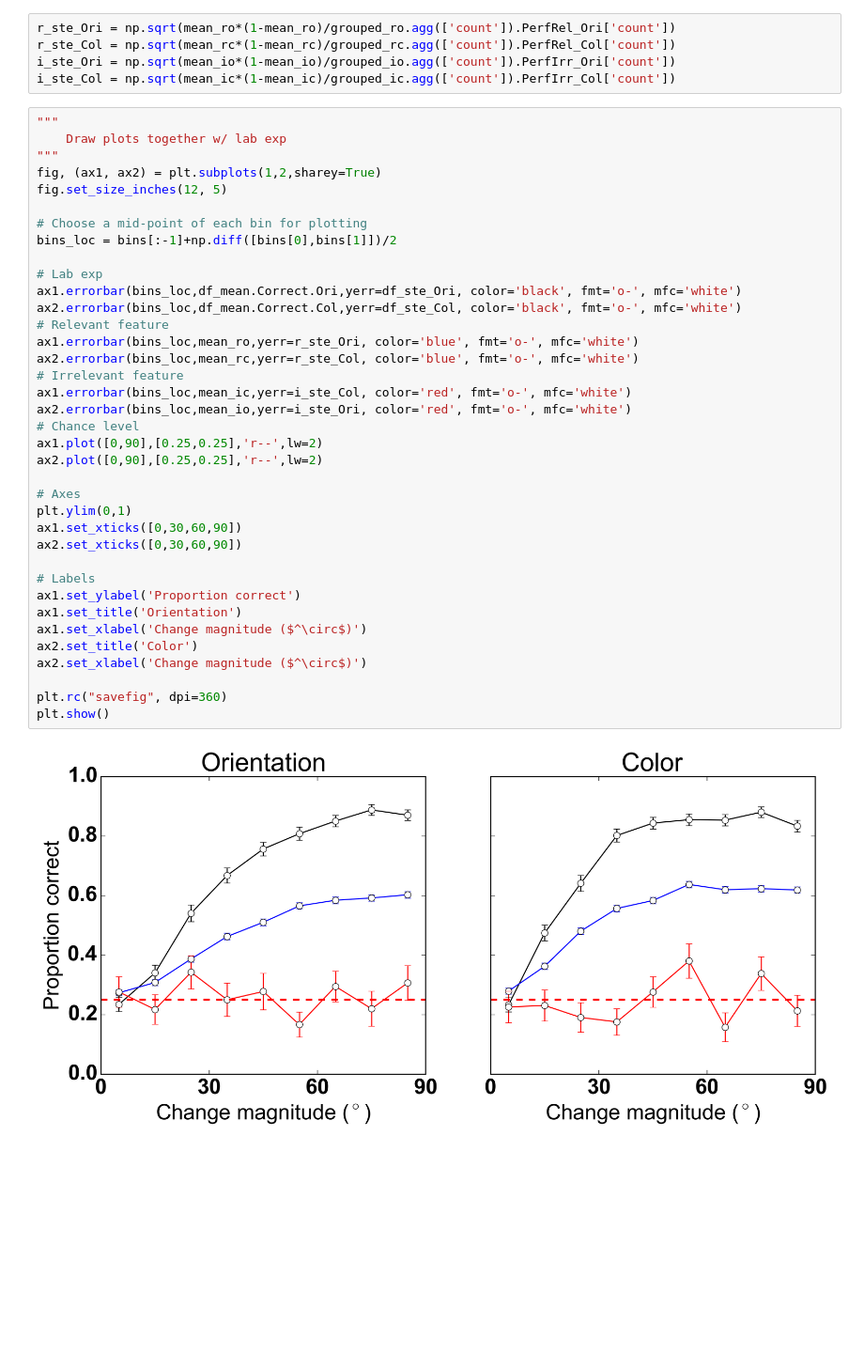
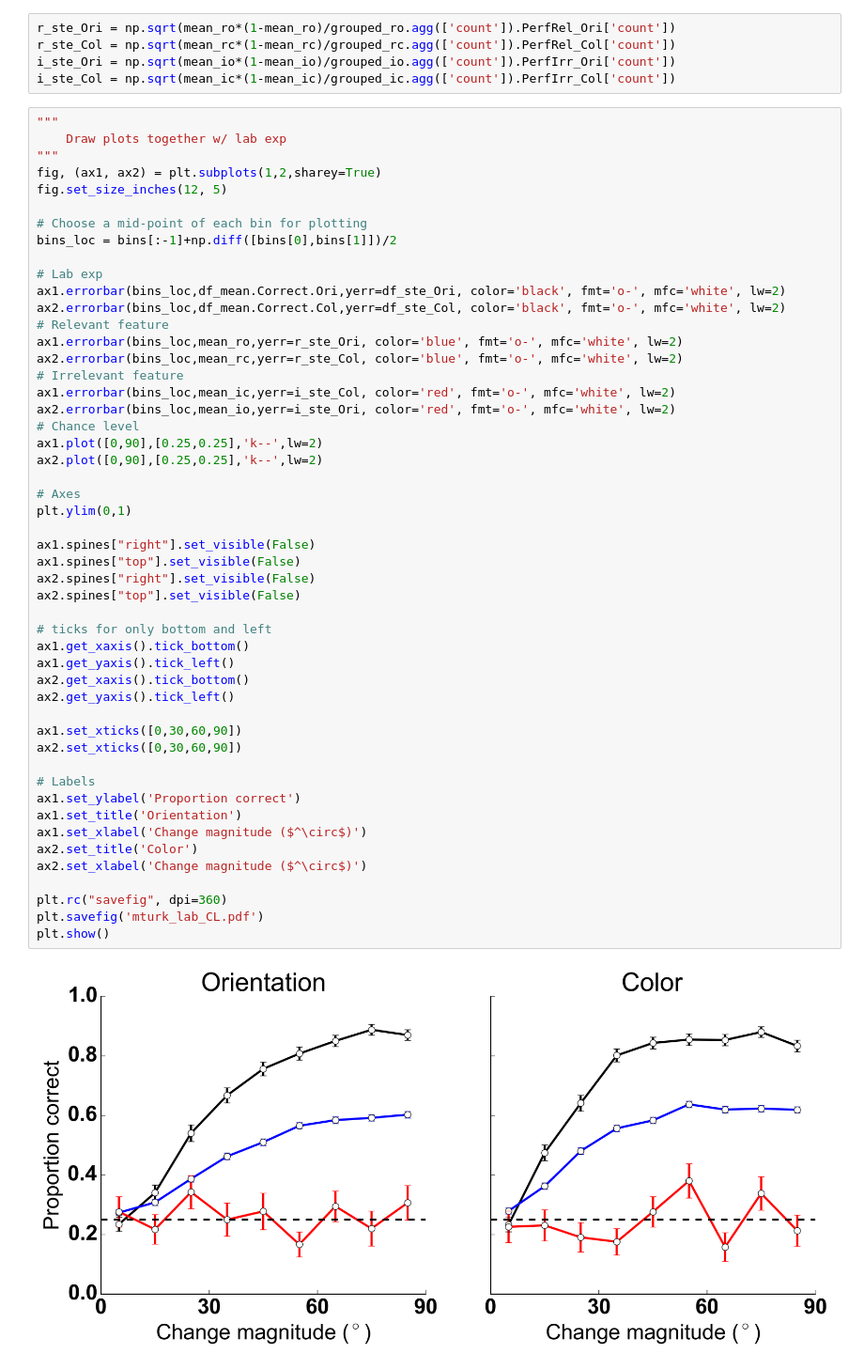
Before and after one commit to hongsups/vstm_vp, a Jupyter notebook: Mturk_CL_stats.ipynb, the cells around one changed output. Shown: that part at 94% size. Drawn from its saved outputs; the diff is of its cells as text; blank space fills up the shorter version.

Commit message:
Updated figures; lines thicker, axes bottom and top left

```diff
--- a/Mturk_CL_stats.ipynb
+++ b/Mturk_CL_stats.ipynb
@@ -867,39 +867,52 @@ i_ste_Col = np.sqrt(mean_ic*(1-mean_ic)/grouped_ic.agg(['count']).PerfIrr_Col['c
 # %%
 """
     Draw plots together w/ lab exp
 """
 fig, (ax1, ax2) = plt.subplots(1,2,sharey=True)
 fig.set_size_inches(12, 5)
 
 # Choose a mid-point of each bin for plotting
 bins_loc = bins[:-1]+np.diff([bins[0],bins[1]])/2
 
 # Lab exp
-ax1.errorbar(bins_loc,df_mean.Correct.Ori,yerr=df_ste_Ori, color='black', fmt='o-', mfc='white')
-ax2.errorbar(bins_loc,df_mean.Correct.Col,yerr=df_ste_Col, color='black', fmt='o-', mfc='white')
+ax1.errorbar(bins_loc,df_mean.Correct.Ori,yerr=df_ste_Ori, color='black', fmt='o-', mfc='white', lw=2)
+ax2.errorbar(bins_loc,df_mean.Correct.Col,yerr=df_ste_Col, color='black', fmt='o-', mfc='white', lw=2)
 # Relevant feature
-ax1.errorbar(bins_loc,mean_ro,yerr=r_ste_Ori, color='blue', fmt='o-', mfc='white')
-ax2.errorbar(bins_loc,mean_rc,yerr=r_ste_Col, color='blue', fmt='o-', mfc='white')
+ax1.errorbar(bins_loc,mean_ro,yerr=r_ste_Ori, color='blue', fmt='o-', mfc='white', lw=2)
+ax2.errorbar(bins_loc,mean_rc,yerr=r_ste_Col, color='blue', fmt='o-', mfc='white', lw=2)
 # Irrelevant feature
-ax1.errorbar(bins_loc,mean_ic,yerr=i_ste_Col, color='red', fmt='o-', mfc='white')
-ax2.errorbar(bins_loc,mean_io,yerr=i_ste_Ori, color='red', fmt='o-', mfc='white')
+ax1.errorbar(bins_loc,mean_ic,yerr=i_ste_Col, color='red', fmt='o-', mfc='white', lw=2)
+ax2.errorbar(bins_loc,mean_io,yerr=i_ste_Ori, color='red', fmt='o-', mfc='white', lw=2)
 # Chance level
-ax1.plot([0,90],[0.25,0.25],'r--',lw=2)
-ax2.plot([0,90],[0.25,0.25],'r--',lw=2)
+ax1.plot([0,90],[0.25,0.25],'k--',lw=2)
+ax2.plot([0,90],[0.25,0.25],'k--',lw=2)
 
 # Axes
 plt.ylim(0,1)
+
+ax1.spines["right"].set_visible(False)
+ax1.spines["top"].set_visible(False)
+ax2.spines["right"].set_visible(False)
+ax2.spines["top"].set_visible(False)
+
+# ticks for only bottom and left
+ax1.get_xaxis().tick_bottom()
+ax1.get_yaxis().tick_left()
+ax2.get_xaxis().tick_bottom()
+ax2.get_yaxis().tick_left()
+
 ax1.set_xticks([0,30,60,90])
 ax2.set_xticks([0,30,60,90])
 
 # Labels
 ax1.set_ylabel('Proportion correct')
 ax1.set_title('Orientation')
 ax1.set_xlabel('Change magnitude ($^\circ$)')
 ax2.set_title('Color')
 ax2.set_xlabel('Change magnitude ($^\circ$)')
 
 plt.rc("savefig", dpi=360)
+plt.savefig('mturk_lab_CL.pdf')
 plt.show()
 # %% [output]
-[figure, old version]
+[figure, new version]
```
Also changed, not shown: parts of 4 cells of this notebook, 1 other file.
